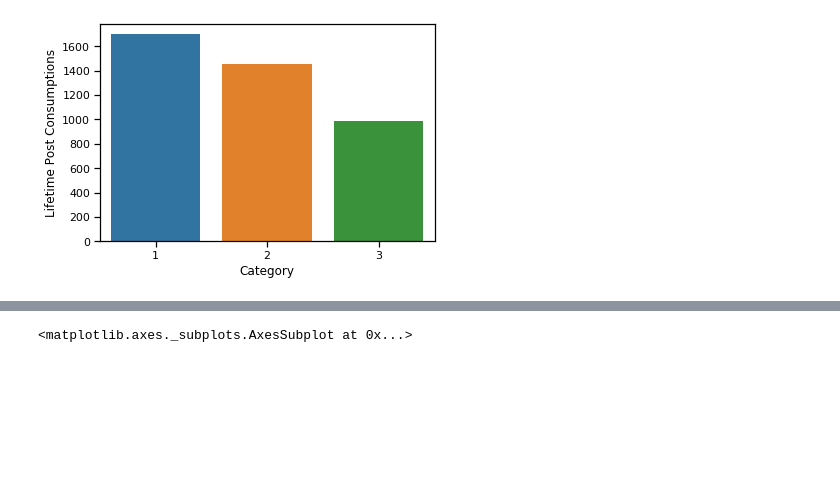
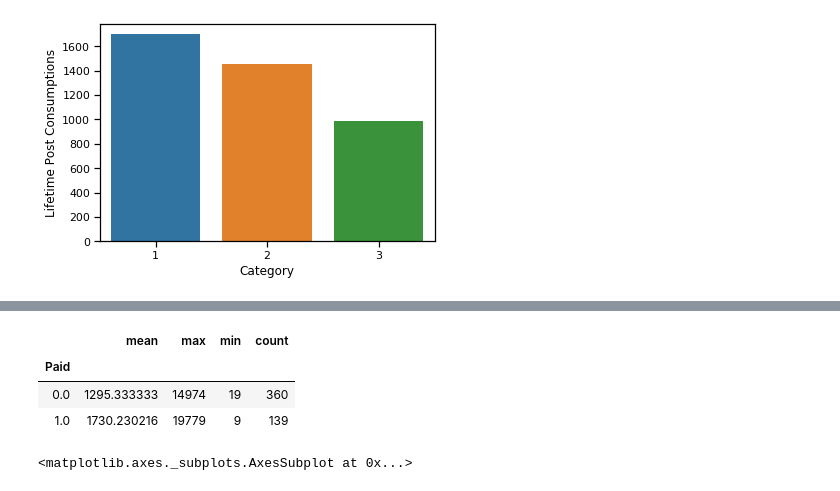
Before and after one commit to khwajajalal/INTRO-TO-DATA-ANALYSIS, a Jupyter notebook: facebook.ipynb, the cells around one changed output, grey strips where cells are left out. Saved outputs shown, nothing was run; the diff lists cells and outputs as text; code cells hidden in the pictures; blank space fills up the shorter version.

```diff
--- a/facebook.ipynb
+++ b/facebook.ipynb
@@ -174,3 +182,10 @@ Text(0.5, 1.0, 'Lifetime Post Consumption Per Month')
+# %%
+facebook.groupby('Paid')['Lifetime Post Consumptions'].agg(['mean', 'max','min', 'count'])
+# %% [output]
+|  | mean | max | min | count |
+| Paid |  |  |  |  |
+| 0.0 | 1295.333333 | 14974 | 19 | 360 |
+| 1.0 | 1730.230216 | 19779 | 9 | 139 |
 # %%
 # sns.barplot('Post Month','Total Interactions', data=facebook, ci=False)
 sns.countplot('Post Month', data=facebook)
```
Also changed, not shown: parts of 5 cells of this notebook.
